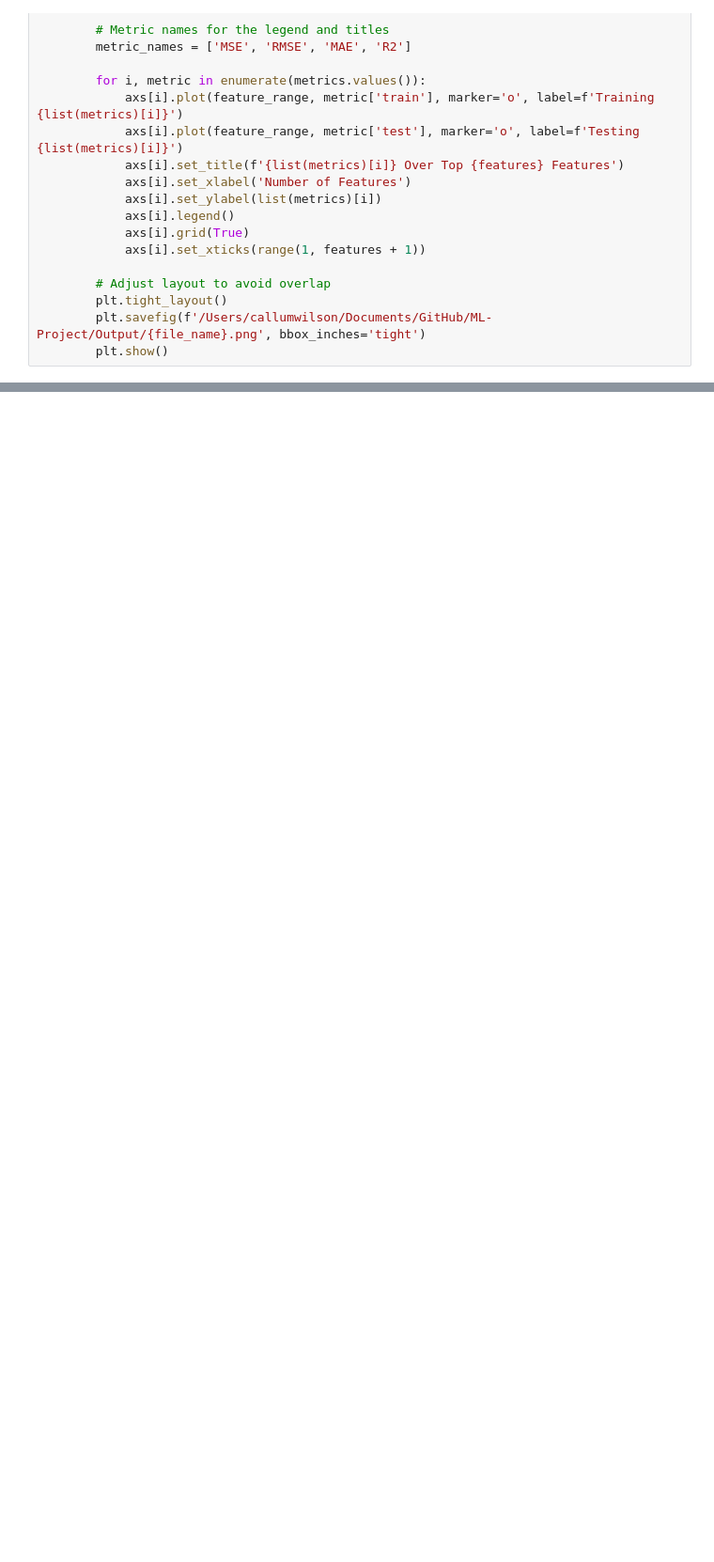
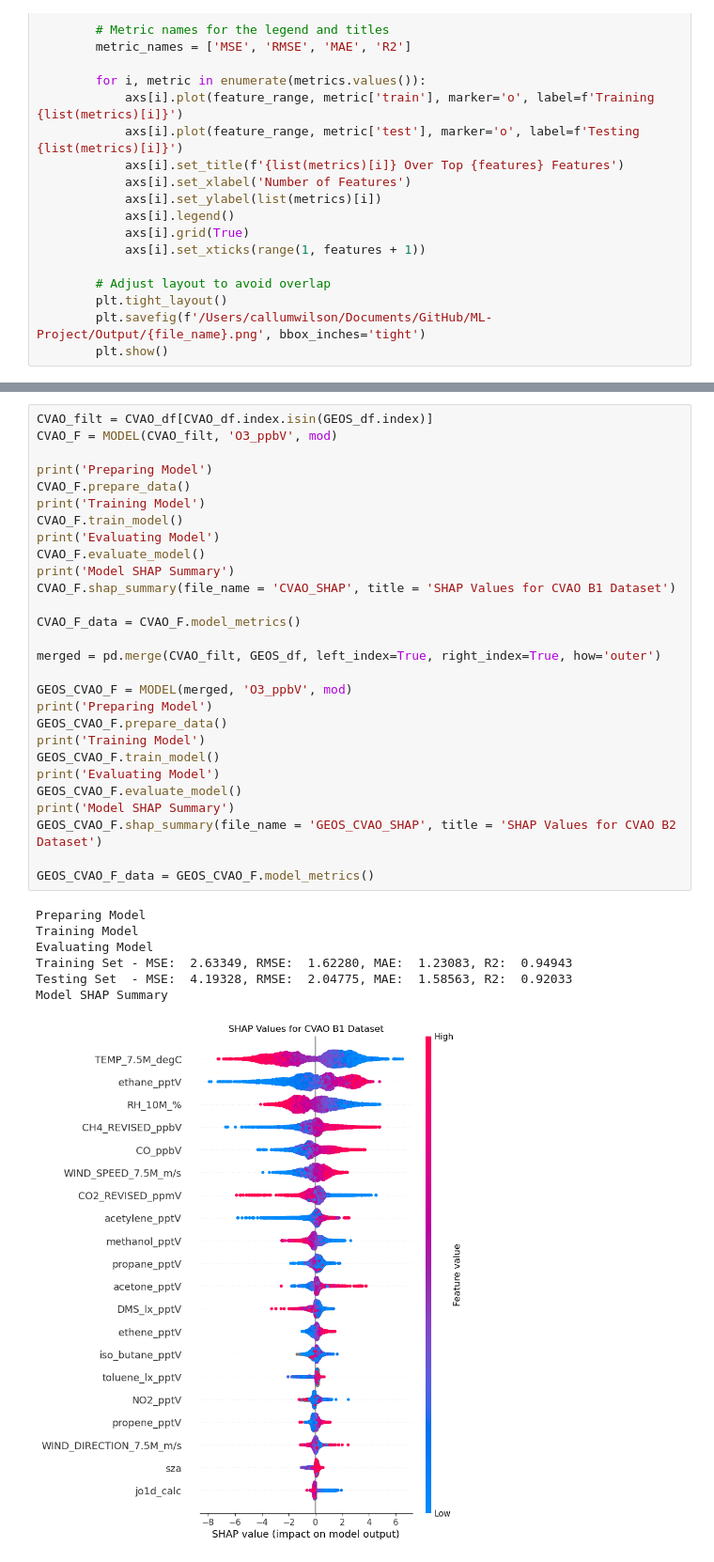
Before and after one commit to Callummmmmmm/ML-Project, a Jupyter notebook: Code/ml-model.ipynb, the cells around one changed output, grey strips where cells are left out. Shown at 94% size. Cells and saved outputs as stored; diff of their text form; blank space fills up the shorter version.

```diff
--- a/Code/ml-model.ipynb
+++ b/Code/ml-model.ipynb
@@ -222,0 +294,36 @@ class MODEL:
+# %%
+CVAO_filt = CVAO_df[CVAO_df.index.isin(GEOS_df.index)]
+CVAO_F = MODEL(CVAO_filt, 'O3_ppbV', mod)
+
+print('Preparing Model')
+CVAO_F.prepare_data()
+print('Training Model')
+CVAO_F.train_model()
+print('Evaluating Model')
+CVAO_F.evaluate_model()
+print('Model SHAP Summary')
+CVAO_F.shap_summary(file_name = 'CVAO_SHAP', title = 'SHAP Values for CVAO B1 Dataset')
+
+CVAO_F_data = CVAO_F.model_metrics()
+
+merged = pd.merge(CVAO_filt, GEOS_df, left_index=True, right_index=True, how='outer')
+
+GEOS_CVAO_F = MODEL(merged, 'O3_ppbV', mod)
+print('Preparing Model')
+GEOS_CVAO_F.prepare_data()
+print('Training Model')
+GEOS_CVAO_F.train_model()
+print('Evaluating Model')
+GEOS_CVAO_F.evaluate_model()
+print('Model SHAP Summary')
+GEOS_CVAO_F.shap_summary(file_name = 'GEOS_CVAO_SHAP', title = 'SHAP Values for CVAO B2 Dataset')
+
+GEOS_CVAO_F_data = GEOS_CVAO_F.model_metrics()
+# %% [output]
+Preparing Model
+Training Model
+Evaluating Model
+Training Set - MSE:  2.63349, RMSE:  1.62280, MAE:  1.23083, R2:  0.94943
+Testing Set  - MSE:  4.19328, RMSE:  2.04775, MAE:  1.58563, R2:  0.92033
+Model SHAP Summary
+[figure, added]
```
Also changed, not shown: parts of 17 cells of this notebook, 6 other files.
